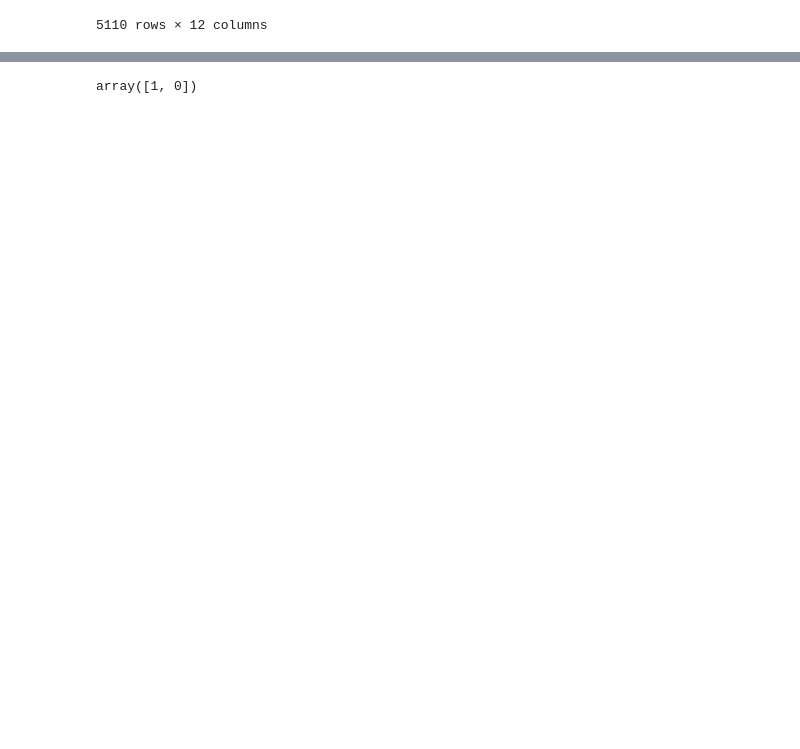
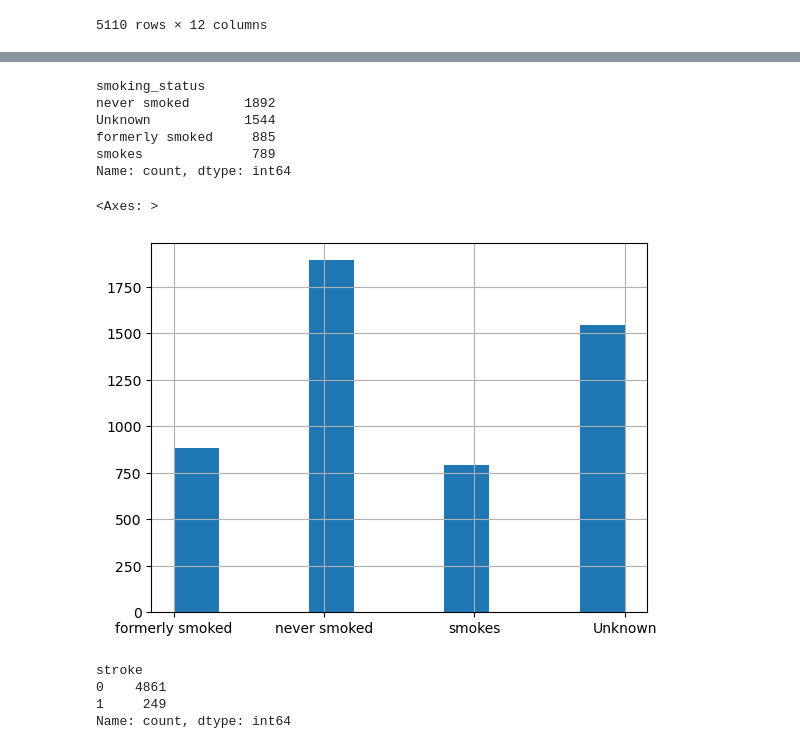
Before and after one commit to NoelFabello/preprocess-and-modeling-simple, a Jupyter notebook: notebook.ipynb, the cells around one changed output, grey strips where cells are left out. Saved outputs shown, nothing was run; the diff lists cells and outputs as text; code cells hidden in the pictures; blank space fills up the shorter version.

```diff
--- a/notebook.ipynb
+++ b/notebook.ipynb
@@ -25,7 +127,22 @@ df
+# %%
+print(df.smoking_status.value_counts())
+df.smoking_status.hist()
+# %% [output]
+smoking_status
+never smoked       1892
+Unknown            1544
+formerly smoked     885
+smokes              789
+Name: count, dtype: int64
+<Axes: >
+[figure, added]
 # %%
-df.stroke.unique()
+df.stroke.value_counts()
 # %% [output]
-array([1, 0])
+stroke
+0    4861
+1     249
+Name: count, dtype: int64
 # %%
 df.dtypes
 # %% [output]
```
Also changed, not shown: parts of 42 cells of this notebook, 2 other files.
